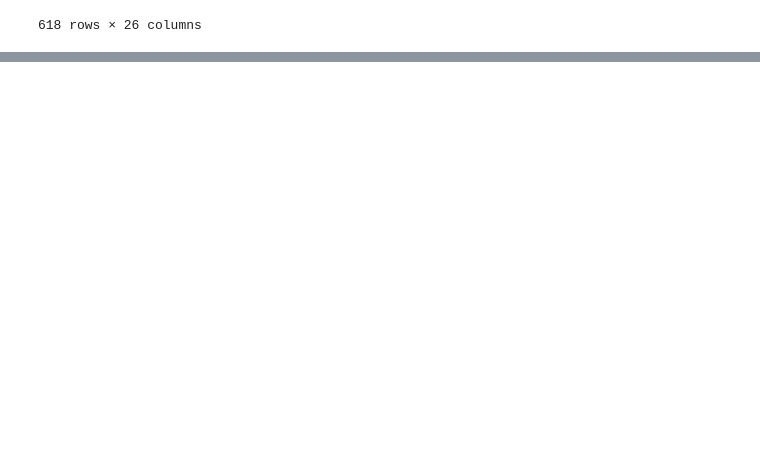
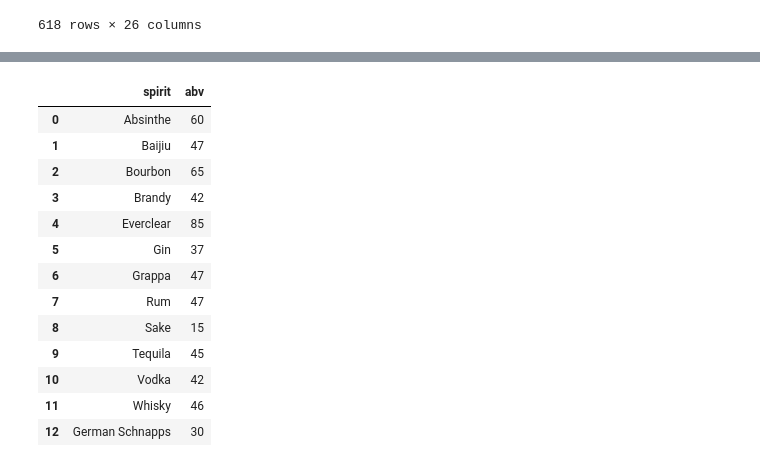
Before and after one commit to rclassit/Project-2, a Jupyter notebook: Cocktail Recipe Data Cleaning 2.ipynb, the cells around one changed output, grey strips where cells are left out. Cells and saved outputs as stored; diff of their text form; code cells hidden in the pictures; blank space fills up the shorter version.

```diff
--- a/Cocktail Recipe Data Cleaning 2.ipynb
+++ b/Cocktail Recipe Data Cleaning 2.ipynb
@@ -227,2 +233,34 @@ spirits_df = pd.DataFrame(common_spirits)
+# %%
+common_spirits = [{"spirit": "Absinthe", "abv": 60},
+                {"spirit": "Baijiu", "abv": 47},
+                {"spirit": "Bourbon", "abv": 65},
+                {"spirit": "Brandy", "abv": 42},
+                {"spirit": "Everclear", "abv": 85},
+                {"spirit": "Gin", "abv": 37},
+                {"spirit": "Grappa", "abv": 47},
+                {"spirit": "Rum", "abv": 47},
+                {"spirit": "Sake", "abv": 15},
+                {"spirit": "Tequila", "abv": 45},
+                {"spirit": "Vodka", "abv": 42},
+                {"spirit": "Whisky", "abv": 46},
+                {"spirit": "German Schnapps", "abv": 30}]
+
+spirits_df = pd.DataFrame(common_spirits)
+spirits_df
+# %% [output]
+|  | spirit | abv |
+| 0 | Absinthe | 60 |
+| 1 | Baijiu | 47 |
+| 2 | Bourbon | 65 |
+| 3 | Brandy | 42 |
+| 4 | Everclear | 85 |
+| 5 | Gin | 37 |
+| 6 | Grappa | 47 |
+| 7 | Rum | 47 |
+| 8 | Sake | 15 |
+| 9 | Tequila | 45 |
+| 10 | Vodka | 42 |
+| 11 | Whisky | 46 |
+| 12 | German Schnapps | 30 |
 # %%
 # Merge spirits_df and abv_df
```
Also changed, not shown: parts of 7 cells of this notebook.
